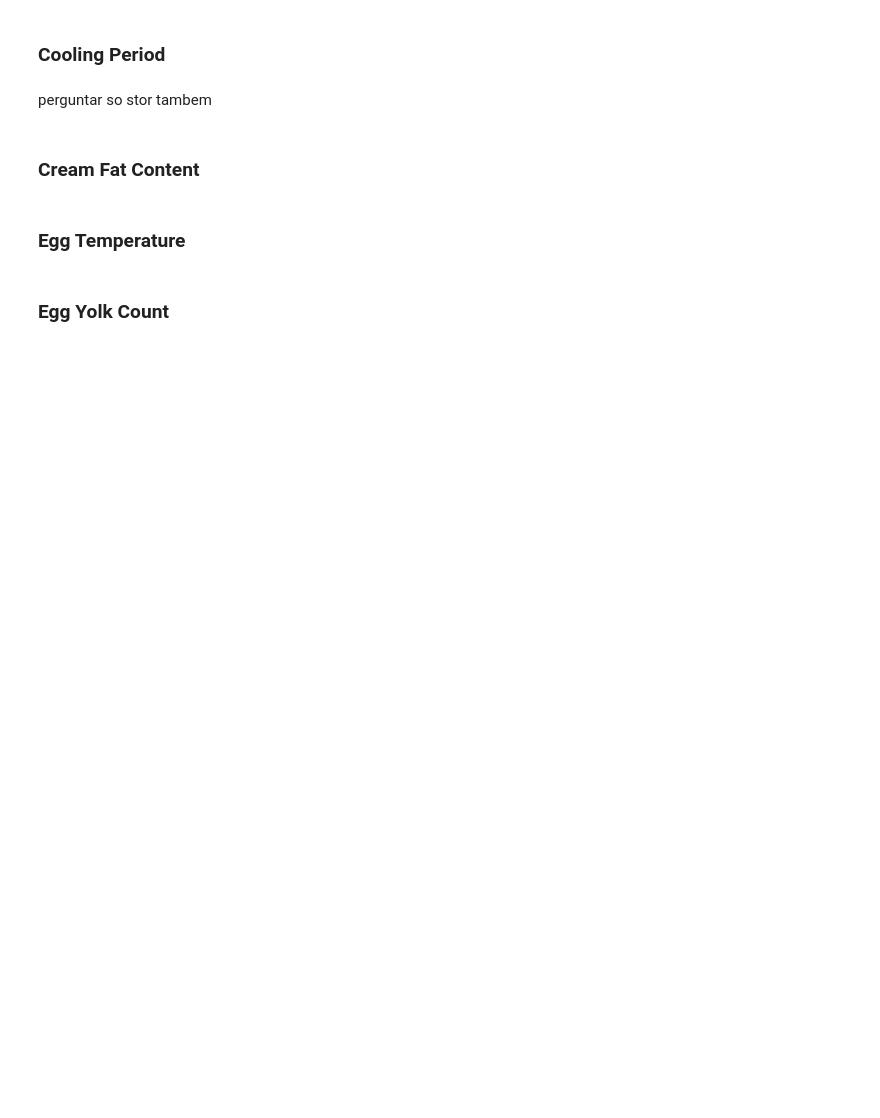
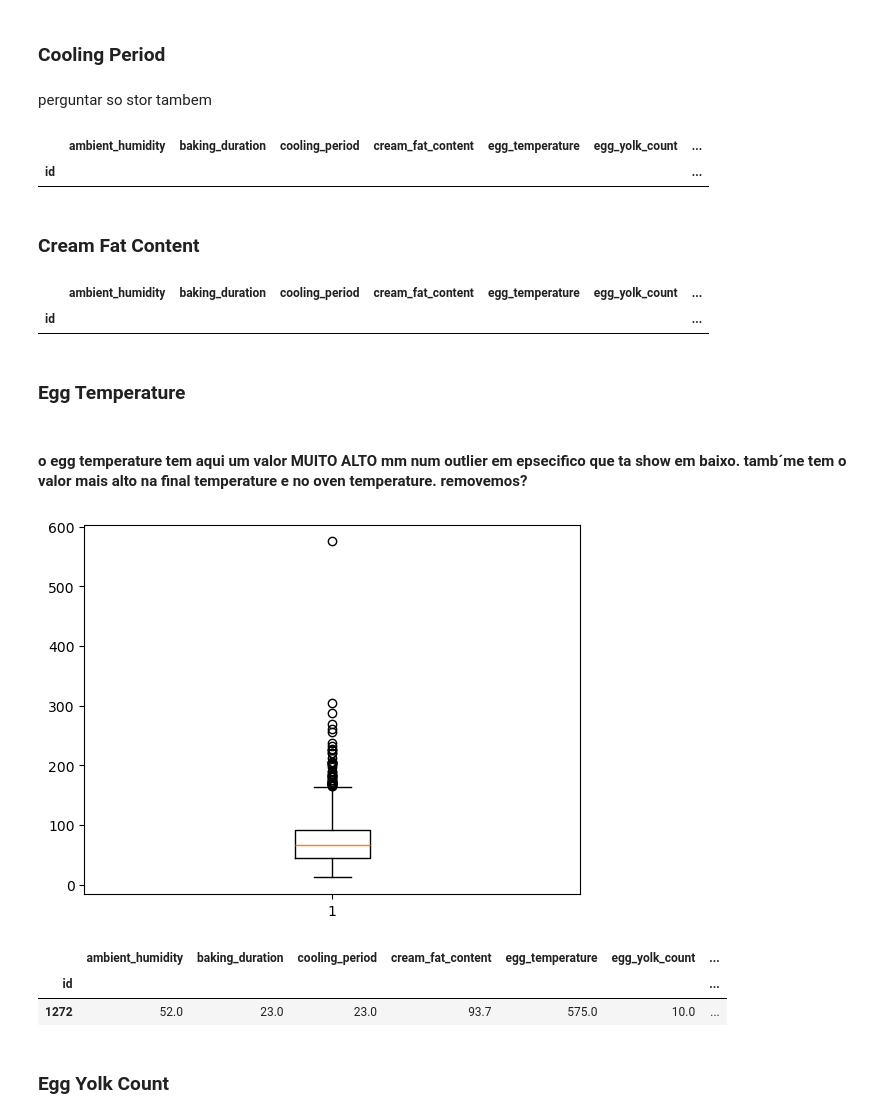
Before and after one commit to afonsolince06/Machine_Learning_Project, a Jupyter notebook: notebook2.ipynb, the cells around one changed output. Saved outputs shown, nothing was run; the diff lists cells and outputs as text; code cells hidden in the pictures; blank space fills up the shorter version.

```diff
--- a/notebook2.ipynb
+++ b/notebook2.ipynb
@@ -139,38 +232,64 @@ outliers
+# %%
+dataset_learn.loc[dataset_learn['baking_duration'] > upper_bound_baking, 'baking_duration'] = upper_bound_baking
+#the column does not have outliers below the lower bound, so we only need to substitute the upper outliers
 # %% [markdown]
 ### Cooling Period
 # %% [markdown]
 perguntar so stor tambem
 # %%
-Q1_humidity = dataset_learn['cooling_period'].quantile(0.25)
-Q3_humidity = dataset_learn['cooling_period'].quantile(0.75)
-IQR_humidity = Q3_humidity - Q1_humidity
-lower_bound_humidity = Q1_humidity - 1.5 * IQR_humidity
-upper_bound_humidity = Q3_humidity + 1.5 * IQR_humidity
+Q1_cooling = dataset_learn['cooling_period'].quantile(0.25)
+Q3_cooling = dataset_learn['cooling_period'].quantile(0.75)
+IQR_cooling = Q3_cooling - Q1_cooling
+lower_bound_cooling = Q1_cooling - 1.5 * IQR_cooling
+upper_bound_cooling = Q3_cooling + 1.5 * IQR_cooling
 
-outliers = dataset_learn[(dataset_learn['cooling_period'] < lower_bound_humidity) | (dataset_learn['cooling_period'] > upper_bound_humidity)]
+outliers = dataset_learn[(dataset_learn['cooling_period'] < lower_bound_cooling) | (dataset_learn['cooling_period'] > upper_bound_cooling)]
 outliers
+# %% [output]
+|  | ambient_humidity | baking_duration | cooling_period | cream_fat_content | egg_temperature | egg_yolk_count | ... |
+| id |  |  |  |  |  |  | ... |
+# %%
+dataset_learn.loc[dataset_learn['cooling_period'] < lower_bound_cooling, 'cooling_period'] = lower_bound_cooling
+dataset_learn.loc[dataset_learn['cooling_period'] > upper_bound_cooling, 'cooling_period'] = upper_bound_cooling
 # %% [markdown]
 ### Cream Fat Content
 # %%
-Q1_humidity = dataset_learn['cream_fat_content'].quantile(0.25)
-Q3_humidity = dataset_learn['cream_fat_content'].quantile(0.75)
-IQR_humidity = Q3_humidity - Q1_humidity
-lower_bound_humidity = Q1_humidity - 1.5 * IQR_humidity
-upper_bound_humidity = Q3_humidity + 1.5 * IQR_humidity
-
-outliers = dataset_learn[(dataset_learn['cream_fat_content'] < lower_bound_humidity) | (dataset_learn['cream_fat_content'] > upper_bound_humidity)]
+Q1_creamfat = dataset_learn['cream_fat_content'].quantile(0.25)
+Q3_creamfat = dataset_learn['cream_fat_content'].quantile(0.75)
+IQR_creamfat = Q3_creamfat - Q1_creamfat
+lower_bound_creamfat = Q1_creamfat - 1.5 * IQR_creamfat
+upper_bound_creamfat = Q3_creamfat + 1.5 * IQR_creamfat
+outliers = dataset_learn[(dataset_learn['cream_fat_content'] < lower_bound_creamfat) | (dataset_learn['cream_fat_content'] > upper_bound_creamfat)]
 outliers
+# %% [output]
+|  | ambient_humidity | baking_duration | cooling_period | cream_fat_content | egg_temperature | egg_yolk_count | ... |
+| id |  |  |  |  |  |  | ... |
+# %%
+dataset_learn.loc[dataset_learn['cream_fat_content'] < lower_bound_creamfat, 'cream_fat_content'] = lower_bound_creamfat
+dataset_learn.loc[dataset_learn['cream_fat_content'] > upper_bound_creamfat, 'cream_fat_content'] = upper_bound_creamfat
 # %% [markdown]
 ### Egg Temperature
+# %% [markdown]
+#### **o egg temperature tem aqui um valor MUITO ALTO mm num outlier em epsecifico que ta show em baixo. tamb´me tem o valor mais alto na final temperature e no oven temperature. removemos?**
 # %%
-Q1_humidity = dataset_learn['egg_temperature'].quantile(0.25)
-Q3_humidity = dataset_learn['egg_temperature'].quantile(0.75)
-IQR_humidity = Q3_humidity - Q1_humidity
-lower_bound_humidity = Q1_humidity - 1.5 * IQR_humidity
-upper_bound_humidity = Q3_humidity + 1.5 * IQR_humidity
+Q1_egg = dataset_learn['egg_temperature'].quantile(0.25)
+Q3_egg = dataset_learn['egg_temperature'].quantile(0.75)
+IQR_egg = Q3_egg - Q1_egg
+lower_bound_egg = Q1_egg - 1.5 * IQR_egg
+upper_bound_egg = Q3_egg + 1.5 * IQR_egg
 
-outliers = dataset_learn[(dataset_learn['egg_temperature'] < lower_bound_humidity) | (dataset_learn['egg_temperature'] > upper_bound_humidity)]
+outliers = dataset_learn[(dataset_learn['egg_temperature'] < lower_bound_egg) | (dataset_learn['egg_temperature'] > upper_bound_egg)]
 outliers
+plt.boxplot(dataset_learn['egg_temperature'])
+plt.show()
+#i wanna see the row with the maximum egg temperature value
+max_eggtemp = dataset_learn['egg_temperature'].max()
+dataset_learn[dataset_learn['egg_temperature'] == max_eggtemp]
+# %% [output]
+[figure, added]
+|  | ambient_humidity | baking_duration | cooling_period | cream_fat_content | egg_temperature | egg_yolk_count | ... |
+| id |  |  |  |  |  |  | ... |
+| 1272 | 52.0 | 23.0 | 23.0 | 93.7 | 575.0 | 10.0 | ... |
 # %% [markdown]
 ### Egg Yolk Count
 # %%
```
Also changed, not shown: parts of 30 cells of this notebook.
